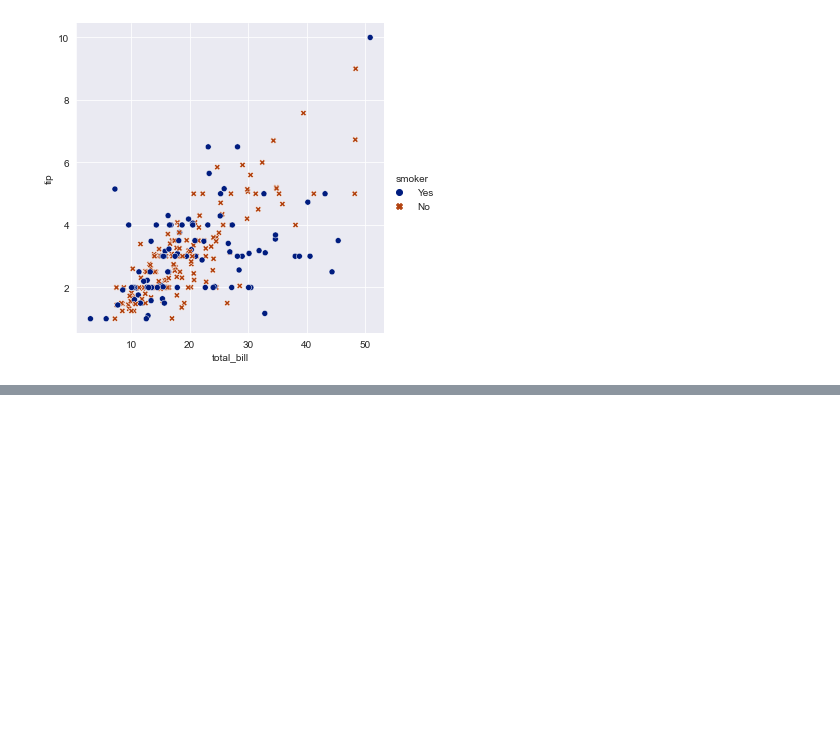
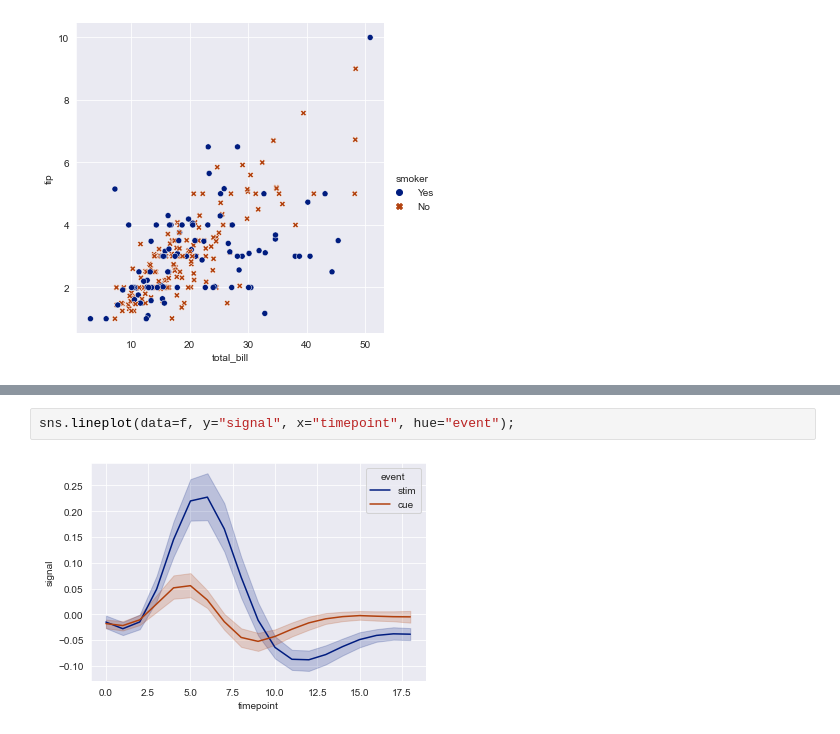
Before and after one commit to htuteja04/practice, a Jupyter notebook: Seaborn/Seaborn-practice.ipynb, the cells around one changed output, grey strips where cells are left out. Saved outputs shown, nothing was run; the diff lists cells and outputs as text; blank space fills up the shorter version.

```diff
--- a/Seaborn/Seaborn-practice.ipynb
+++ b/Seaborn/Seaborn-practice.ipynb
@@ -198,0 +203,4 @@ dots.to_csv('dots.csv')
+# %%
+sns.lineplot(data=f, y="signal", x="timepoint", hue="event");
+# %% [output]
+[figure, added]
```
Also changed, not shown: parts of 30 cells of this notebook.
